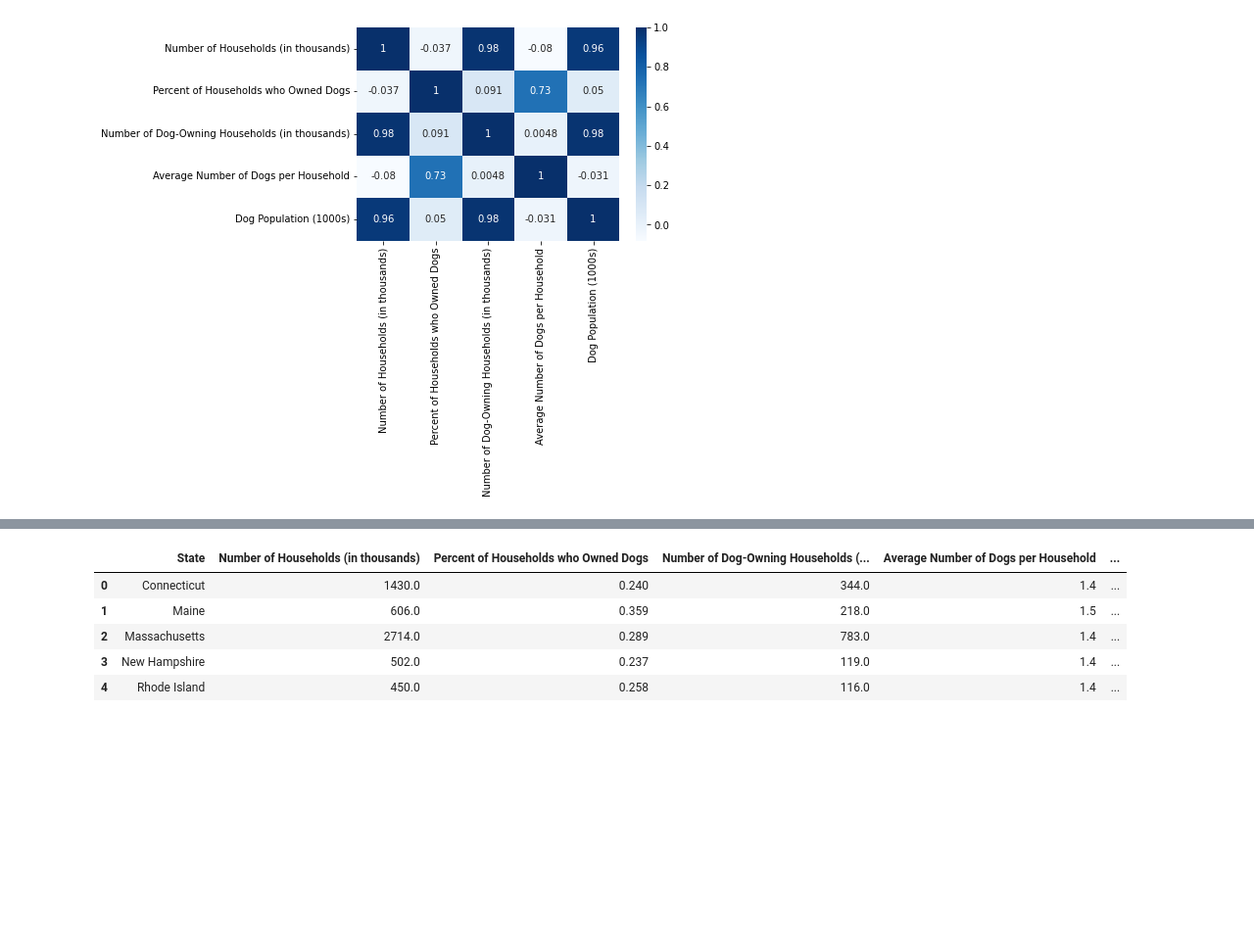
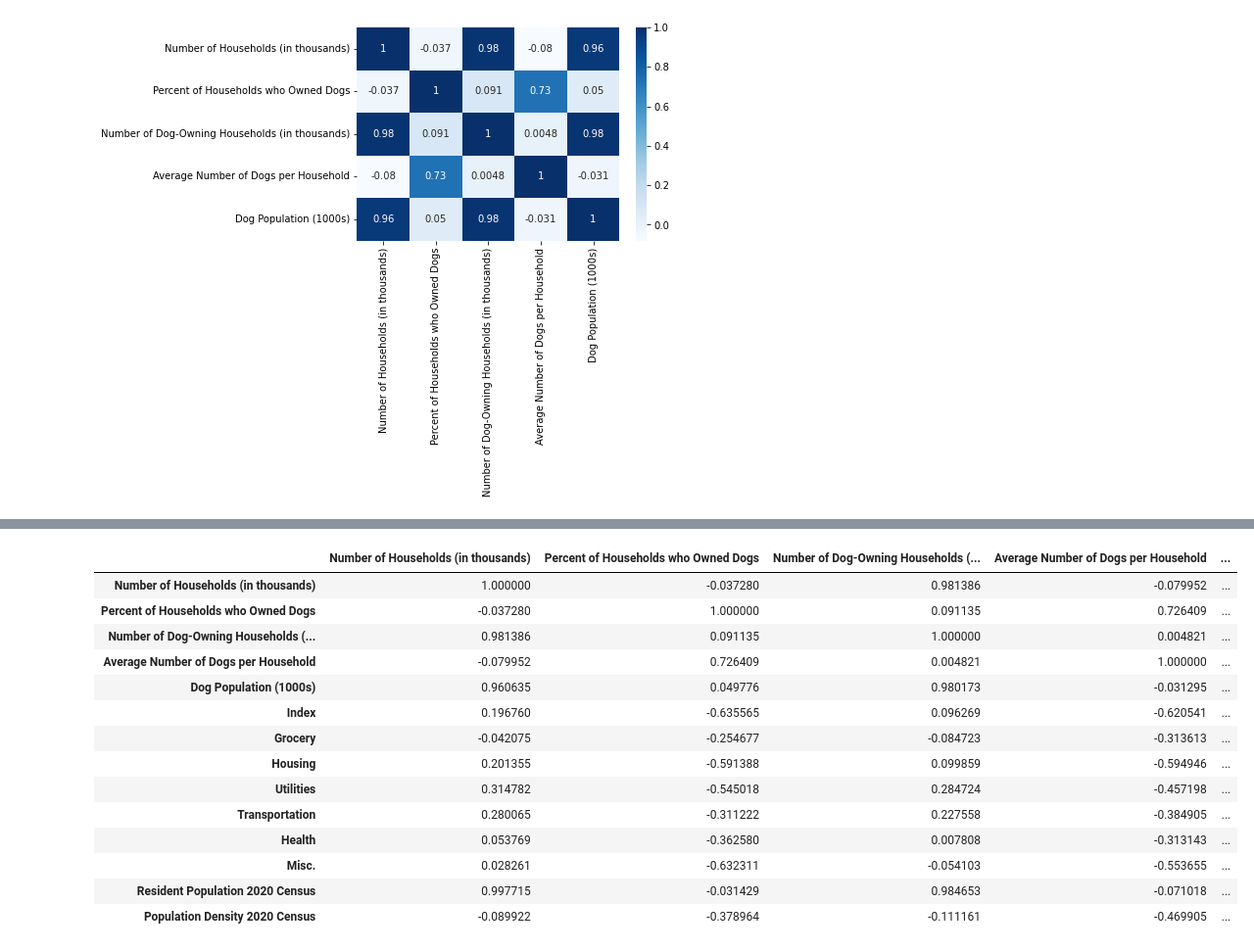
Before and after one commit to lejaja9/pandas-2, a Jupyter notebook: corr.ipynb, the cells around one changed output, grey strips where cells are left out. Shown at 98% size. Cells and saved outputs as stored; diff of their text form; code cells hidden in the pictures; blank space fills up the shorter version.

Commit message:
Merging Dataframes

```diff
--- a/corr.ipynb
+++ b/corr.ipynb
@@ -116,0 +213,3 @@ sns.heatmap(corr_matrix1, cmap="Blues", annot=True)
+# %%
+Density_df['Resident Population 2020 Census'] = Density_df['Resident Population 2020 Census'].astype(float)
+Density_df.info()
@@ -116,0 +294,3 @@ sns.heatmap(corr_matrix1, cmap="Blues", annot=True)
+# %%
+main_df = main_df.merge(Cost_df, how = 'left', on = 'State')
+main_df.columns
@@ -116,0 +305,3 @@ sns.heatmap(corr_matrix1, cmap="Blues", annot=True)
+# %%
+main_df = main_df.drop('Rank', 1)
+main_df.columns
@@ -117,9 +332,20 @@ sns.heatmap(corr_matrix1, cmap="Blues", annot=True)
+# %%
+main_df = main_df.merge(Density_df, how = 'left', on = 'State')
 # %%
-main_df.head()
+main_df.corr()
 # %% [output]
-|  | State | Number of Households (in thousands) | Percent of Households who Owned Dogs | Number of Dog-Owning Households (... | Average Number of Dogs per Household | ... |
-| 0 | Connecticut | 1430.0 | 0.240 | 344.0 | 1.4 | ... |
-| 1 | Maine | 606.0 | 0.359 | 218.0 | 1.5 | ... |
-| 2 | Massachusetts | 2714.0 | 0.289 | 783.0 | 1.4 | ... |
-| 3 | New Hampshire | 502.0 | 0.237 | 119.0 | 1.4 | ... |
-| 4 | Rhode Island | 450.0 | 0.258 | 116.0 | 1.4 | ... |
+|  | Number of Households (in thousands) | Percent of Households who Owned Dogs | Number of Dog-Owning Households (... | Average Number of Dogs per Household | ... |
+| Number of Households (in thousands) | 1.000000 | -0.037280 | 0.981386 | -0.079952 | ... |
+| Percent of Households who Owned Dogs | -0.037280 | 1.000000 | 0.091135 | 0.726409 | ... |
+| Number of Dog-Owning Households (... | 0.981386 | 0.091135 | 1.000000 | 0.004821 | ... |
+| Average Number of Dogs per Household | -0.079952 | 0.726409 | 0.004821 | 1.000000 | ... |
+| Dog Population (1000s) | 0.960635 | 0.049776 | 0.980173 | -0.031295 | ... |
+| Index | 0.196760 | -0.635565 | 0.096269 | -0.620541 | ... |
+| Grocery | -0.042075 | -0.254677 | -0.084723 | -0.313613 | ... |
+| Housing | 0.201355 | -0.591388 | 0.099859 | -0.594946 | ... |
+| Utilities | 0.314782 | -0.545018 | 0.284724 | -0.457198 | ... |
+| Transportation | 0.280065 | -0.311222 | 0.227558 | -0.384905 | ... |
+| Health | 0.053769 | -0.362580 | 0.007808 | -0.313143 | ... |
+| Misc. | 0.028261 | -0.632311 | -0.054103 | -0.553655 | ... |
+| Resident Population 2020 Census | 0.997715 | -0.031429 | 0.984653 | -0.071018 | ... |
+| Population Density 2020 Census | -0.089922 | -0.378964 | -0.111161 | -0.469905 | ... |
```
Also changed, not shown: parts of 30 cells of this notebook, 1 other file.
